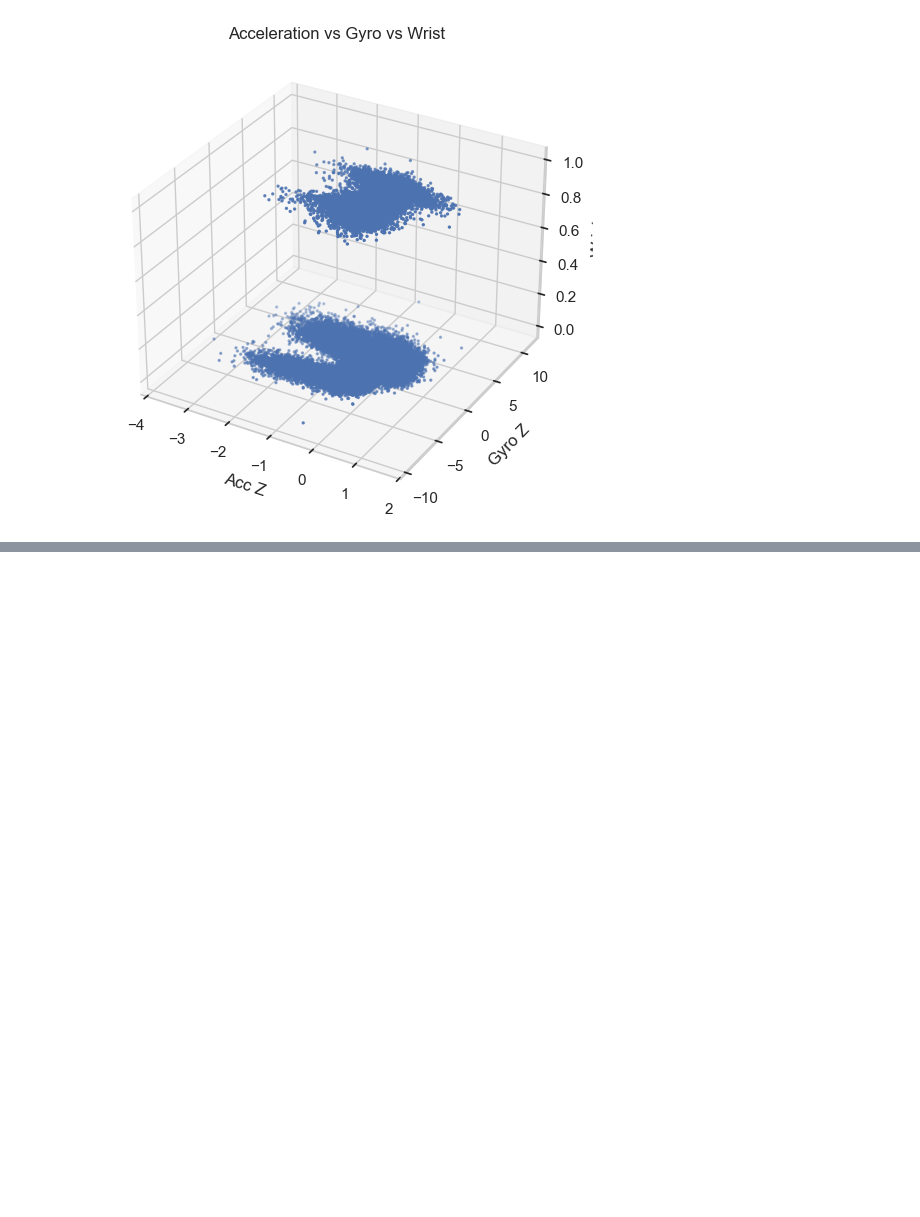
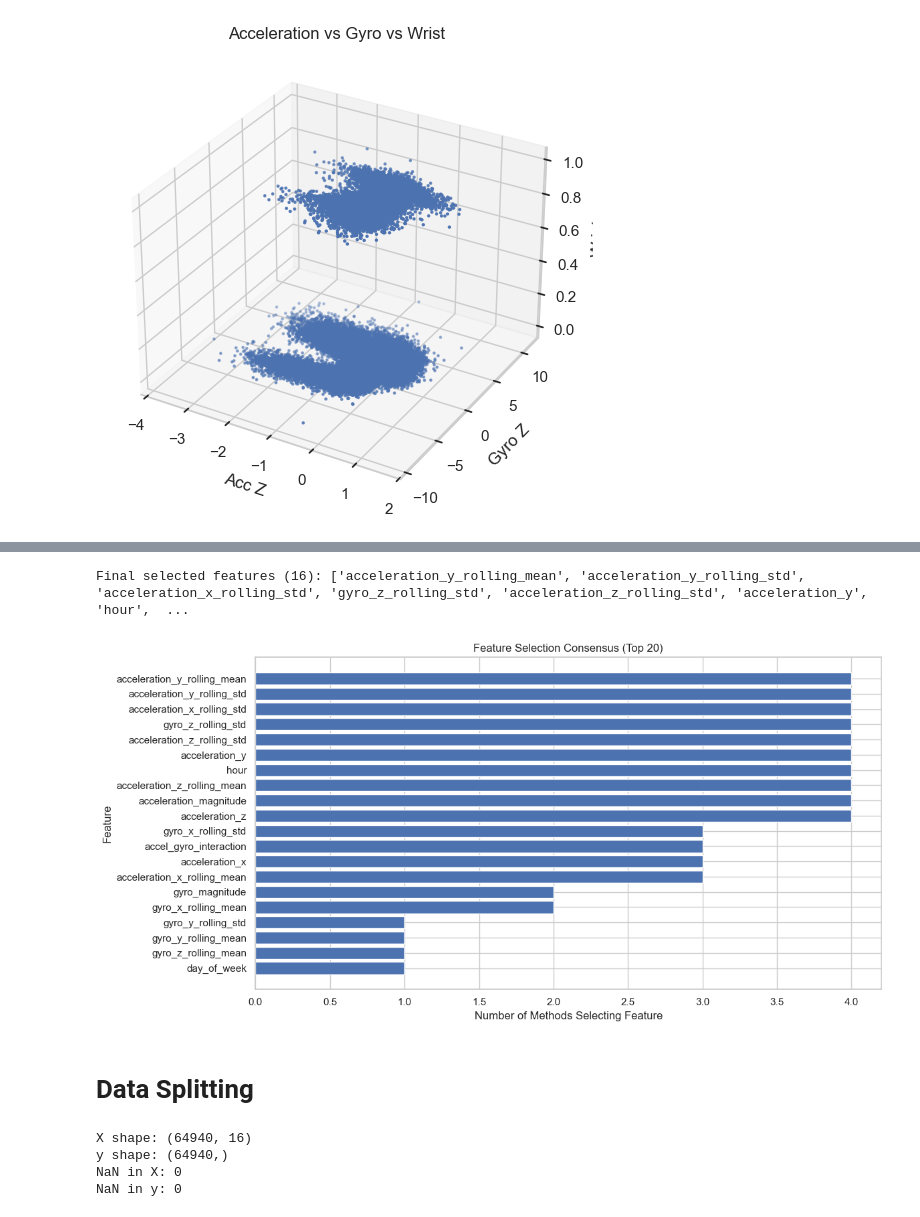
Before and after one commit to dragonbuyareshi/MMC-ML, a Jupyter notebook: StructuredData/Walk Run Class/WRC.ipynb, the cells around one changed output, grey strips where cells are left out. Drawn from its saved outputs; the diff is of its cells as text; code cells hidden in the pictures; blank space fills up the shorter version.

```diff
--- a/StructuredData/Walk Run Class/WRC.ipynb
+++ b/StructuredData/Walk Run Class/WRC.ipynb
@@ -482,0 +520,2 @@ plt.show()
+# %%
+data.drop(['date', 'time', 'clean_time'], axis=1, inplace=True)
@@ -482,0 +806,17 @@ plt.show()
+# %%
+rfe_selector = RFE(
+    estimator=RandomForestClassifier(n_estimators=50, random_state=42),
+    n_features_to_select=15,
+    step=1
+)
+rfe_selector.fit(X, y)
+
+rfe_features = X.columns[rfe_selector.support_].tolist()
+rfe_ranking = pd.DataFrame({
+    'Feature': X.columns,
+    'Ranking': rfe_selector.ranking_,
+    'Selected': rfe_selector.support_
+}).sort_values('Ranking')
+
+print(rfe_ranking)
+print(f"\nFeatures selected by RFE: {rfe_features}")
@@ -482,0 +843,12 @@ plt.show()
+# %%
+from collections import Counter
+
+all_selected = top_15_ftest + top_15_mi + top_15_rf + rfe_features
+feature_votes = Counter(all_selected)
+
+consensus_df = pd.DataFrame({
+    'Feature': list(feature_votes.keys()),
+    'Votes': list(feature_votes.values())
+}).sort_values('Votes', ascending=False)
+
+print(consensus_df)
@@ -482,0 +873,24 @@ plt.show()
+# %%
+# Select features with at least 2 votes
+selected_features = consensus_df[consensus_df['Votes'] >= 2]['Feature'].tolist()
+print(f"\nFinal selected features ({len(selected_features)}): {selected_features}")
+# %% [output]
+Final selected features (16): ['acceleration_y_rolling_mean', 'acceleration_y_rolling_std', 'acceleration_x_rolling_std', 'gyro_z_rolling_std', 'acceleration_z_rolling_std', 'acceleration_y', 'hour',  ...
+# %%
+# Visualization
+import matplotlib.pyplot as plt
+import seaborn as sns
+
+plt.figure(figsize=(12, 6))
+plt.barh(consensus_df['Feature'].head(20), consensus_df['Votes'].head(20))
+plt.xlabel('Number of Methods Selecting Feature')
+plt.ylabel('Feature')
+plt.title('Feature Selection Consensus (Top 20)')
+plt.gca().invert_yaxis()
+plt.tight_layout()
+plt.savefig('feature_selection_consensus.png', dpi=300, bbox_inches='tight')
+plt.show()
+# %% [output]
+[figure, added]
+# %% [markdown]
+# Data Splitting
@@ -482,0 +902,11 @@ plt.show()
+# %%
+# Verify data integrity
+print(f"X shape: {X_selected.shape}")
+print(f"y shape: {y.shape}")
+print(f"NaN in X: {X_selected.isnull().sum().sum()}")
+print(f"NaN in y: {y.isnull().sum()}")
+# %% [output]
+X shape: (64940, 16)
+y shape: (64940,)
+NaN in X: 0
+NaN in y: 0
```
Also changed, not shown: parts of 107 cells of this notebook, 3 other files.
